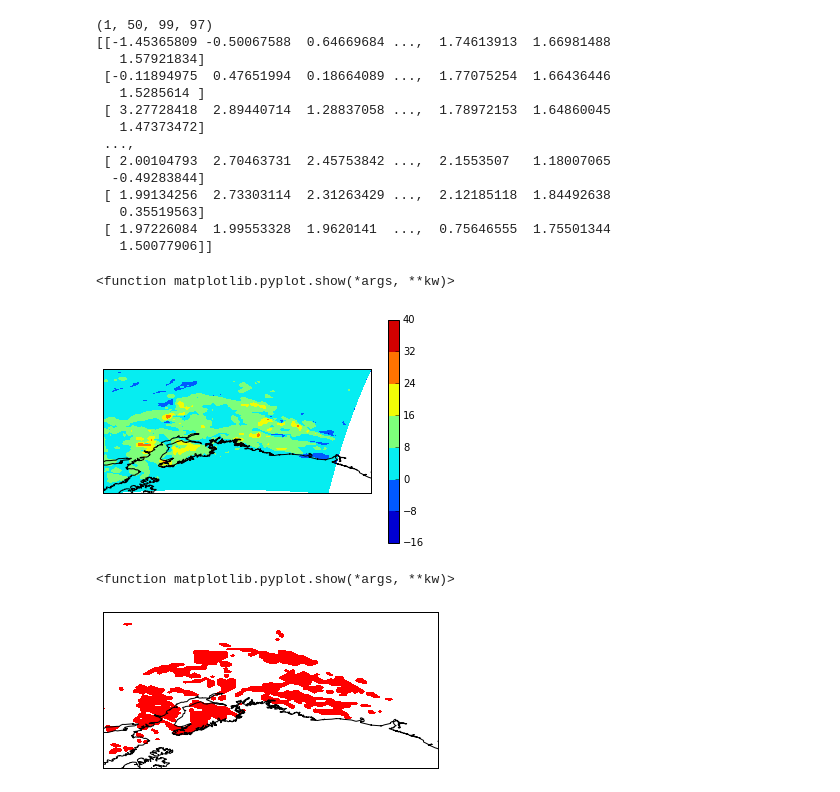
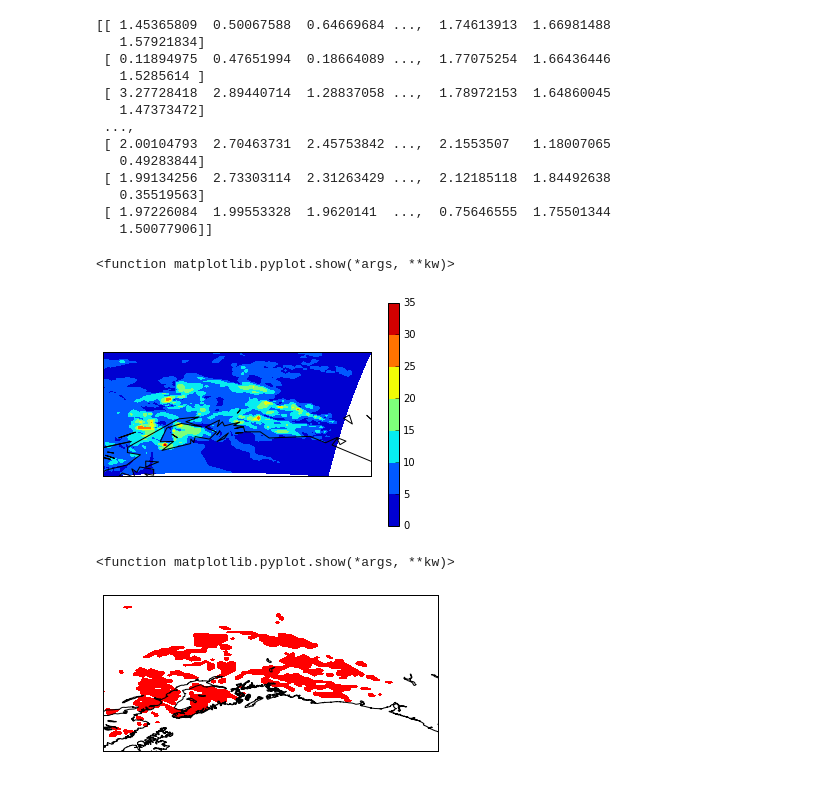
Before and after one commit to jackofalltradesprogrammer/ScientificComputing2, a Jupyter notebook: Assignment_4/Assignment4.ipynb, the cells around one changed output. Saved outputs shown, nothing was run; the diff lists cells and outputs as text; code cells hidden in the pictures.

```diff
--- a/Assignment_4/Assignment4.ipynb
+++ b/Assignment_4/Assignment4.ipynb
@@ -63,45 +63,45 @@ the_map = bm.Basemap(projection='cyl',
                     llcrnrlat=ll_lat,
                     urcrnrlon=ur_lon,
                     urcrnrlat=ur_lat,
-                    resolution= 'i',
-                    area_thresh=1000.0)
+                    resolution= 'c',
+                    area_thresh=100.0)
 the_map.drawcoastlines()
 U_staggered = dataset.variables['U'][:]
 V_staggered = dataset.variables['V'][:]
 U, V = destagger_uv(U_staggered, V_staggered)
+
 #Create WS10
 WS = (np.sqrt(U**2 + V**2)) *1.94384 #convert the units to knots
 
 
 
 
 #2d map coordinates
 map2d_x, map2d_y = the_map(XLON[0,:,:], XLAT[0,:,:])
-print(WS.shape)
-LLWS = WS[0,1,:,:] - WS[0,0,:,:]
+
+LLWS = abs(WS[0,1,:,:] - WS[0,0,:,:])
 print(LLWS)
 
 the_map.contourf(map2d_x, map2d_y, LLWS[:,:])
-
+dataset.close()
 plt.colorbar()
 plt.show
 # %% [output]
-(1, 50, 99, 97)
-[[-1.45365809 -0.50067588  0.64669684 ...,  1.74613913  1.66981488
+[[ 1.45365809  0.50067588  0.64669684 ...,  1.74613913  1.66981488
    1.57921834]
- [-0.11894975  0.47651994  0.18664089 ...,  1.77075254  1.66436446
+ [ 0.11894975  0.47651994  0.18664089 ...,  1.77075254  1.66436446
    1.5285614 ]
  [ 3.27728418  2.89440714  1.28837058 ...,  1.78972153  1.64860045
    1.47373472]
  ...,
  [ 2.00104793  2.70463731  2.45753842 ...,  2.1553507   1.18007065
-  -0.49283844]
+   0.49283844]
  [ 1.99134256  2.73303114  2.31263429 ...,  2.12185118  1.84492638
    0.35519563]
  [ 1.97226084  1.99553328  1.9620141  ...,  0.75646555  1.75501344
    1.50077906]]
 <function matplotlib.pyplot.show(*args, **kw)>
-[figure, old version]
+[figure, new version]
 # %%
 THRESHOLD = 10.0
 masked_array = (LLWS > THRESHOLD)
@@ -112,8 +112,8 @@ the_map = bm.Basemap(projection='cyl',
                     llcrnrlat=ll_lat,
                     urcrnrlon=ur_lon,
                     urcrnrlat=ur_lat,
-                    resolution= 'i',
-                    area_thresh=1000.0)
+                    resolution= 'h',
+                    area_thresh=100.0)
 the_map.drawcoastlines()
 
 import matplotlib.colors
@@ -122,4 +122,4 @@ plt.contourf(map2d_x, map2d_y, masked_array, cmap=cmap)
 plt.show
 # %% [output]
 <function matplotlib.pyplot.show(*args, **kw)>
-[figure, old version]
+[figure, new version]
```
